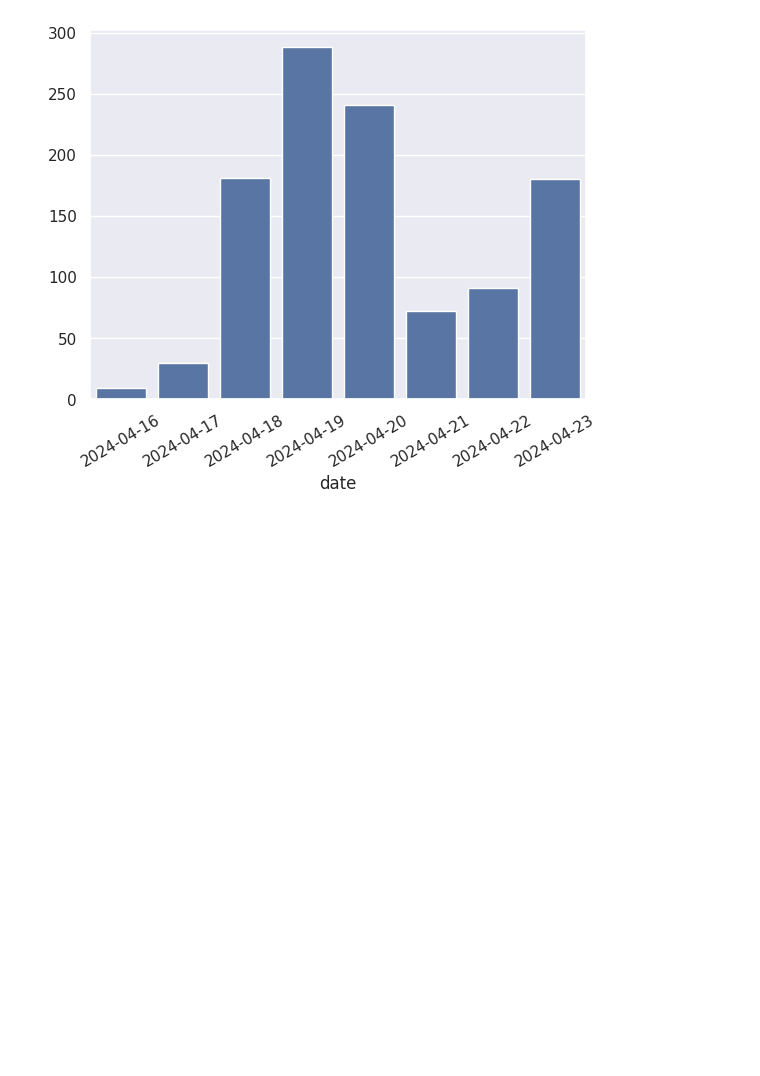
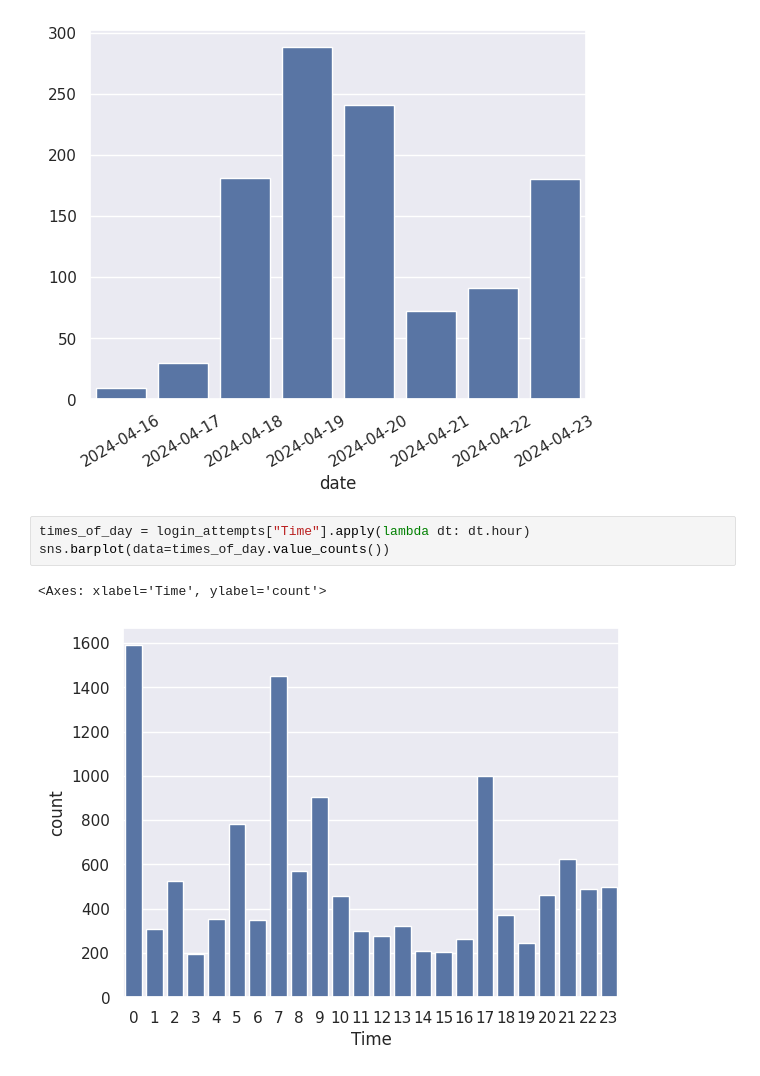
Before and after one commit to ysthakur/hacs202-ssh-hp, a Jupyter notebook: imhungry.ipynb, the cells around one changed output. Cells and saved outputs as stored; diff of their text form; blank space fills up the shorter version.

```diff
--- a/imhungry.ipynb
+++ b/imhungry.ipynb
@@ -190,3 +190,9 @@ g.set_xticklabels(g.get_xticklabels(), rotation=30)
  Text(6, 0, '2024-04-22'),
  Text(7, 0, '2024-04-23')]
 [figure]
+# %%
+times_of_day = login_attempts["Time"].apply(lambda dt: dt.hour)
+sns.barplot(data=times_of_day.value_counts())
+# %% [output]
+<Axes: xlabel='Time', ylabel='count'>
+[figure, added]
```
